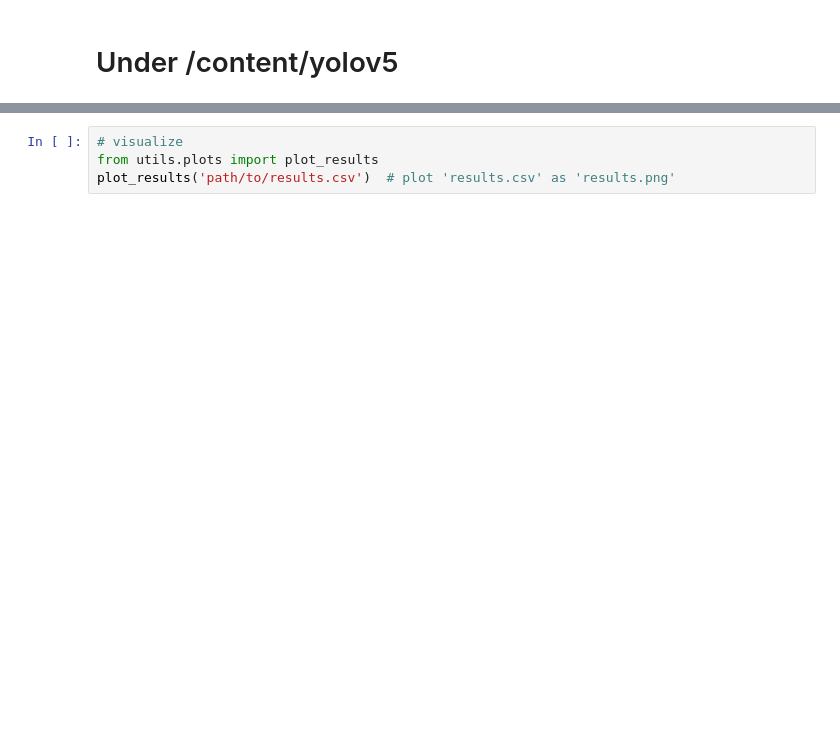
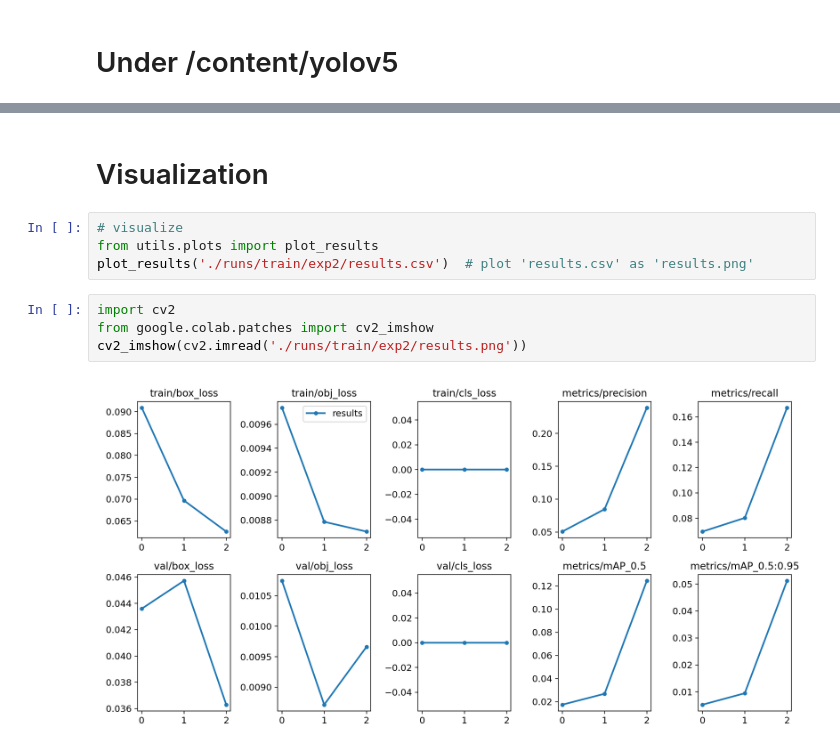
Before and after one commit to luanakwon/GreatBarrierReef, a Jupyter notebook: GBR_YOLOBasic.ipynb, the cells around one changed output, grey strips where cells are left out. Cells and saved outputs as stored; diff of their text form; blank space fills up the shorter version.

```diff
--- a/GBR_YOLOBasic.ipynb
+++ b/GBR_YOLOBasic.ipynb
@@ -98,4 +198,12 @@ Setup complete ✅ (2 CPUs, 12.7 GB RAM, 70.4/225.9 GB disk)
+# %% [markdown]
+# Visualization
 # %%
 # visualize
 from utils.plots import plot_results
-plot_results('path/to/results.csv')  # plot 'results.csv' as 'results.png'
+plot_results('./runs/train/exp2/results.csv')  # plot 'results.csv' as 'results.png'
+# %%
+import cv2
+from google.colab.patches import cv2_imshow
+cv2_imshow(cv2.imread('./runs/train/exp2/results.png'))
+# %% [output]
+[figure, added]
```
Also changed, not shown: parts of 10 cells of this notebook.
